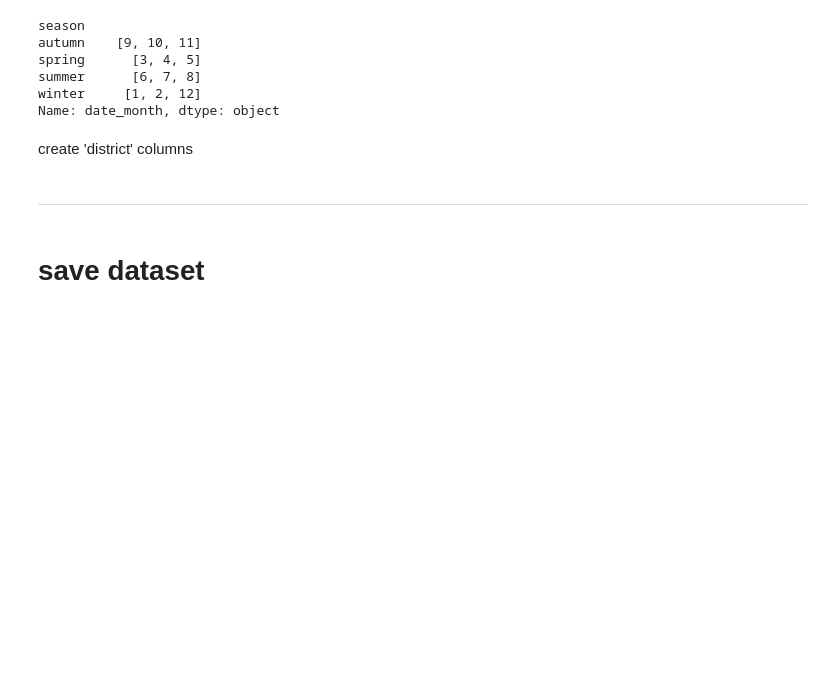
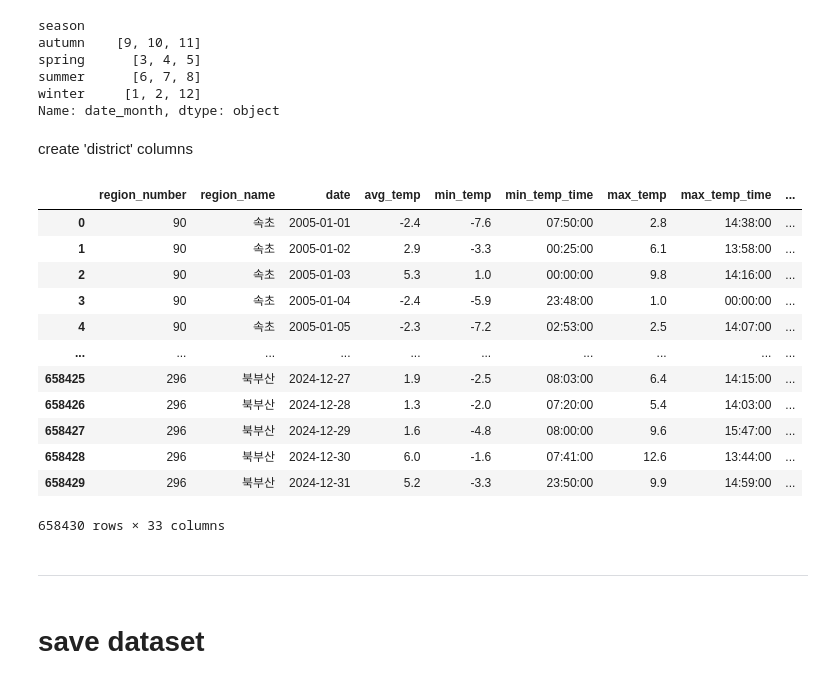
Before and after one commit to xo0ol/Visualization-Timeseries---KoreaTemperature, a Jupyter notebook: src/KoreaTemp_preprocessing.ipynb, the cells around one changed output. Drawn from its saved outputs; the diff is of its cells as text; code cells hidden in the pictures; blank space fills up the shorter version.

```diff
--- a/src/KoreaTemp_preprocessing.ipynb
+++ b/src/KoreaTemp_preprocessing.ipynb
@@ -1100,3 +1098,30 @@ import pandas as pd
+# %%
+df_set = data.copy()
+# %%
+# 중부지역, 남부지역 구분
+central = ['강원특별자치도','경기도','인천광역시','서울특별시','충청북도','충청남도','대전광역시','세종특별자치시']
+southland = ['경상북도','대구광역시','울산광역시','경상남도','부산광역시','전북특별자치도','광주광역시','전라남도','진도']
+
+df_set.loc[df_set['region'].isin(central), 'district'] = '중부지역'
+df_set.loc[df_set['region'].isin(southland), 'district'] = '남부지역'
+# %%
+pd.set_option('display.max_columns', None)
+# %%
+df_set
+# %% [output]
+|  | region_number | region_name | date | avg_temp | min_temp | min_temp_time | max_temp | max_temp_time | ... |
+| 0 | 90 | 속초 | 2005-01-01 | -2.4 | -7.6 | 07:50:00 | 2.8 | 14:38:00 | ... |
+| 1 | 90 | 속초 | 2005-01-02 | 2.9 | -3.3 | 00:25:00 | 6.1 | 13:58:00 | ... |
+| 2 | 90 | 속초 | 2005-01-03 | 5.3 | 1.0 | 00:00:00 | 9.8 | 14:16:00 | ... |
+| 3 | 90 | 속초 | 2005-01-04 | -2.4 | -5.9 | 23:48:00 | 1.0 | 00:00:00 | ... |
+| 4 | 90 | 속초 | 2005-01-05 | -2.3 | -7.2 | 02:53:00 | 2.5 | 14:07:00 | ... |
+| ... | ... | ... | ... | ... | ... | ... | ... | ... | ... |
+| 658425 | 296 | 북부산 | 2024-12-27 | 1.9 | -2.5 | 08:03:00 | 6.4 | 14:15:00 | ... |
+| 658426 | 296 | 북부산 | 2024-12-28 | 1.3 | -2.0 | 07:20:00 | 5.4 | 14:03:00 | ... |
+| 658427 | 296 | 북부산 | 2024-12-29 | 1.6 | -4.8 | 08:00:00 | 9.6 | 15:47:00 | ... |
+| 658428 | 296 | 북부산 | 2024-12-30 | 6.0 | -1.6 | 07:41:00 | 12.6 | 13:44:00 | ... |
+| 658429 | 296 | 북부산 | 2024-12-31 | 5.2 | -3.3 | 23:50:00 | 9.9 | 14:59:00 | ... |
+658430 rows × 33 columns
 # %% [markdown]
 ---
 # %% [markdown]
```
Also changed, not shown: parts of 1 cell of this notebook, 2 other files.
